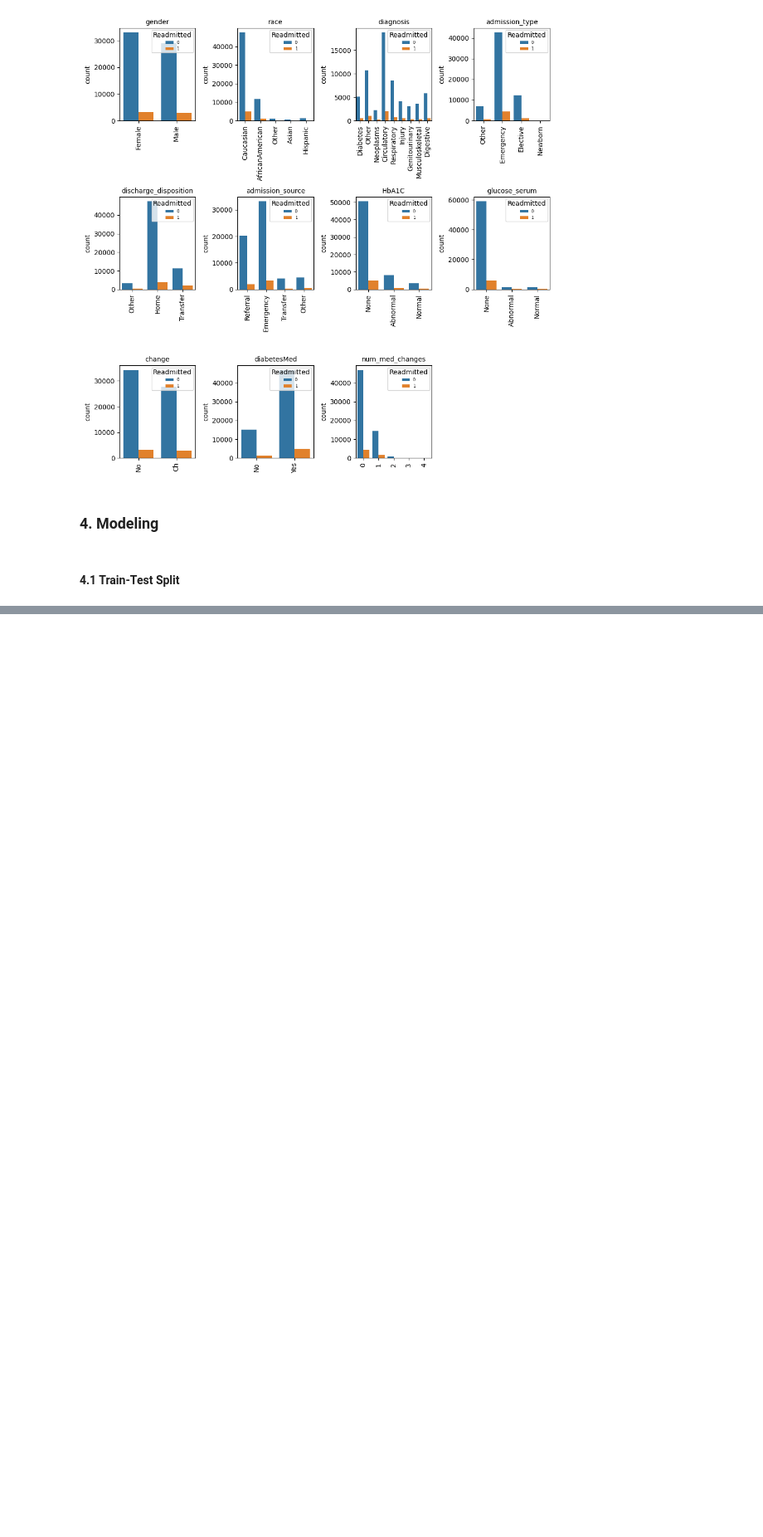
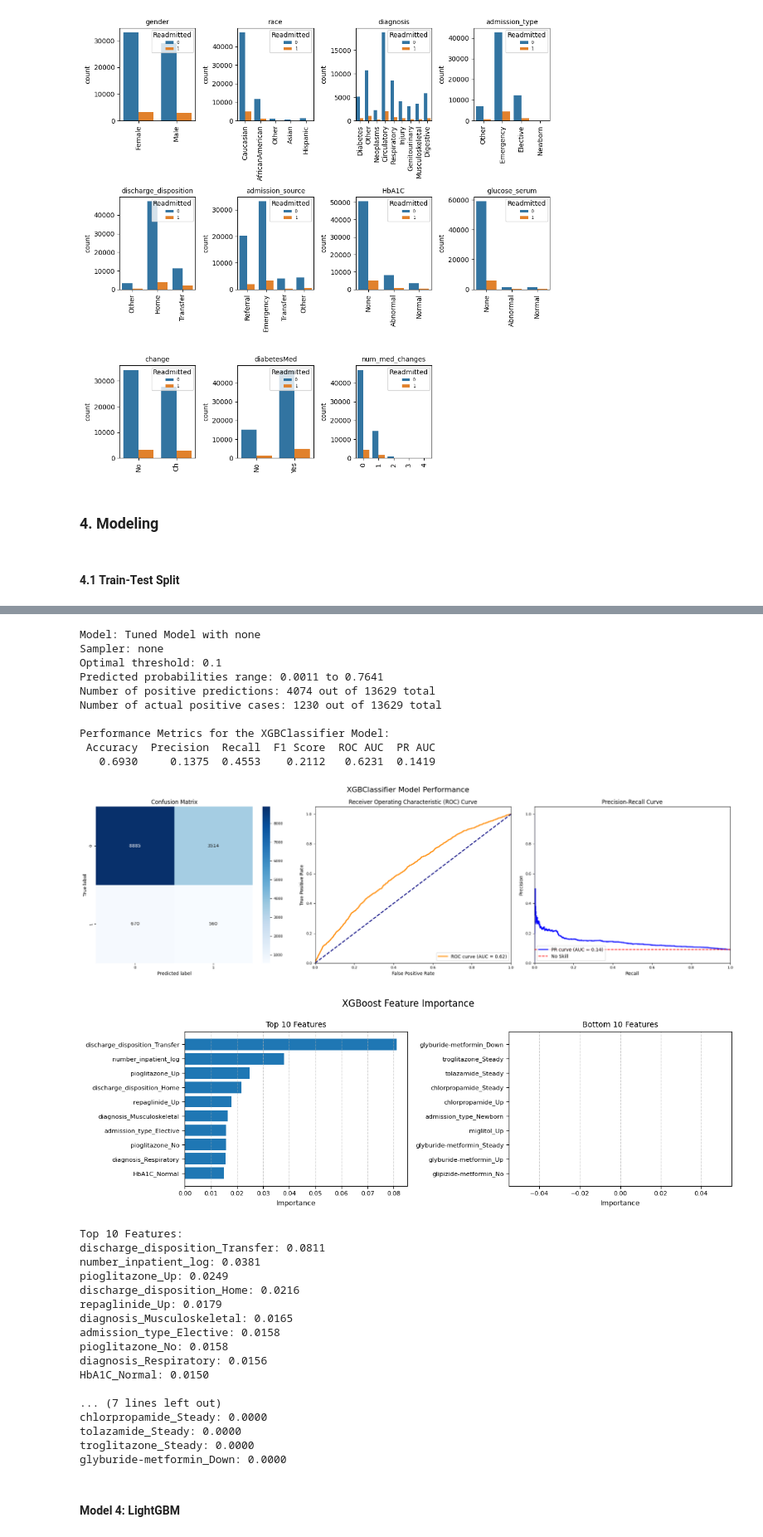
Before and after one commit to madokahazemi/diabetes-readmission-prediction, a Jupyter notebook: code/Prediction on Hospital Readmission.ipynb, the cells around one changed output, grey strips where cells are left out. Shown at 83% size. Drawn from its saved outputs; the diff is of its cells as text; code cells hidden in the pictures; blank space fills up the shorter version.

```diff
--- a/code/Prediction on Hospital Readmission.ipynb
+++ b/code/Prediction on Hospital Readmission.ipynb
@@ -1149,0 +806,9 @@ plt.show()
+# %%
+# Samplers
+samplers = {
+    'none': None,
+    'smote': SMOTE(random_state=42),
+    'random_under': RandomUnderSampler(random_state=42),
+    'adasyn': ADASYN(random_state=42),
+    'smotetomek': SMOTETomek(random_state=42)
+}
@@ -1149,0 +1264,22 @@ plt.show()
+# %%
+#Results for optimized thresholds
+results_df_xgb = pd.DataFrame(results_xgb).T
+
+# Find the best model based on Average Precision
+best_model_xgb  = results_df_xgb['Average Precision'].idxmax()
+
+print("Results for all models (with optimized thresholds):")
+print(results_df_xgb)
+print("\nBest Parameters and Optimal Thresholds for each model:")
+for model in best_params_xgb.keys():
+    print(f"\n{model}:")
+    print(f"  Optimal Threshold: {optimal_thresholds_xgb[model]}")
+
+print(f"\nBest Overall Model: {best_model_xgb}")
+print("Best Parameters:")
+for param, value in best_params_xgb[best_model_xgb].items():
+    print(f"  {param}: {value}")
+print(f"Optimal Threshold: {optimal_thresholds_xgb[best_model_xgb]}")
+print("\nBest Model Performance:")
+for metric, value in results_xgb[best_model_xgb].items():
+    print(f"  {metric}: {value}")
@@ -1149,0 +1304,46 @@ plt.show()
+# %%
+# Evaluate metrics for the best XGBoost model
+metrics, best_model_fitted = evaluate_model(best_model_xgb,
+                                            X_train_preprocessed,
+                                            y_train,
+                                            X_test_preprocessed,
+                                            y_test,
+                                            results_df_xgb,
+                                            best_params_xgb,
+                                            optimal_thresholds_xgb,
+                                            samplers,
+                                            XGBClassifier)
+# In the main loop:
+plot_feature_importance(best_model_fitted, feature_names, 'XGBoost')
+# %% [output]
+Model: Tuned Model with none
+Sampler: none
+Optimal threshold: 0.1
+Predicted probabilities range: 0.0011 to 0.7641
+Number of positive predictions: 4074 out of 13629 total
+Number of actual positive cases: 1230 out of 13629 total
+
+Performance Metrics for the XGBClassifier Model:
+ Accuracy  Precision  Recall  F1 Score  ROC AUC  PR AUC
+   0.6930     0.1375  0.4553    0.2112   0.6231  0.1419
+[figure, added]
+[figure, added]
+Top 10 Features:
+discharge_disposition_Transfer: 0.0811
+number_inpatient_log: 0.0381
+pioglitazone_Up: 0.0249
+discharge_disposition_Home: 0.0216
+repaglinide_Up: 0.0179
+diagnosis_Musculoskeletal: 0.0165
+admission_type_Elective: 0.0158
+pioglitazone_No: 0.0158
+diagnosis_Respiratory: 0.0156
+HbA1C_Normal: 0.0150
+
+... (7 lines left out)
+chlorpropamide_Steady: 0.0000
+tolazamide_Steady: 0.0000
+troglitazone_Steady: 0.0000
+glyburide-metformin_Down: 0.0000
+# %% [markdown]
+#### __Model 4: LightGBM__
```
Also changed, not shown: parts of 51 cells of this notebook, 8 other files.
